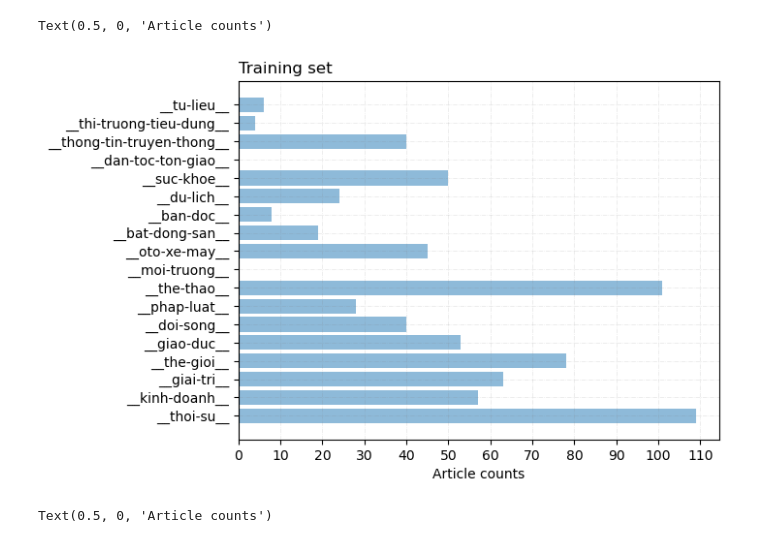
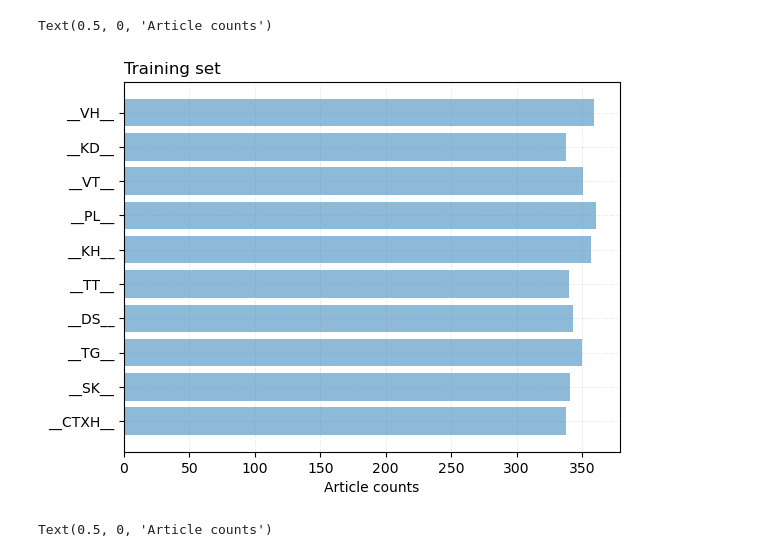
Before and after one commit to phuongmt3/classify-news, a Jupyter notebook: Histogram.ipynb, the cells around one changed output. Cells and saved outputs as stored; diff of their text form; code cells hidden in the pictures.

Commit message:
add 5k train

```diff
--- a/Histogram.ipynb
+++ b/Histogram.ipynb
@@ -1,24 +1,24 @@
 # %%
 import matplotlib.pyplot as plt
 import numpy as np
 
 labels = {}
-with open('scrapy_test/spiders/Output/labels.txt', 'r', encoding='utf-8') as f:
+with open('labels.txt', 'r', encoding='utf-8') as f:
         for line in f.readlines():
             labels[line.strip()] = 0
-with open('scrapy_test/spiders/Output/trainSet.txt', 'r', encoding='utf-8') as f:
+with open('train.txt', 'r', encoding='utf-8') as f:
         for para in f.readlines():
-            category = para.split('  ', 1)[0]
+            category = para.split('\t', 1)[0]
             labels[category] += 1
 
-plt.xticks(np.arange(0, 120, step=10))
+#plt.xticks(np.arange(0, 120, step=10))
 plt.grid(True, color ='grey', linestyle ='-.', linewidth = 0.5, alpha = 0.2)
 plt.barh(list(labels.keys()), labels.values(), alpha=0.5)
 plt.title('Training set', loc='left')
 plt.xlabel('Article counts')
 # %% [output]
 Text(0.5, 0, 'Article counts')
-[figure, old version]
+[figure, new version]
 # %%
 for key in labels:
     labels[key] = 0
```
Also changed, not shown: 12 other files.
